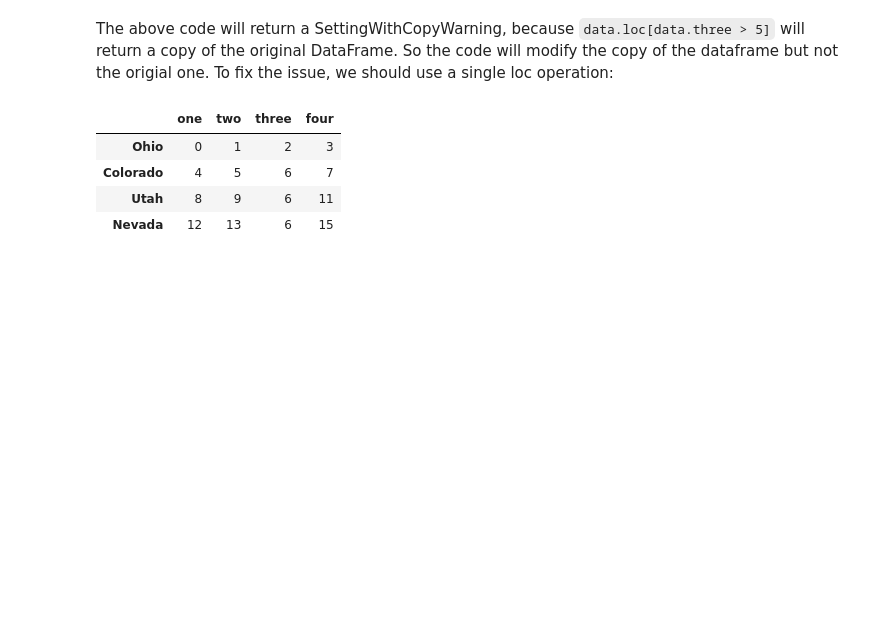
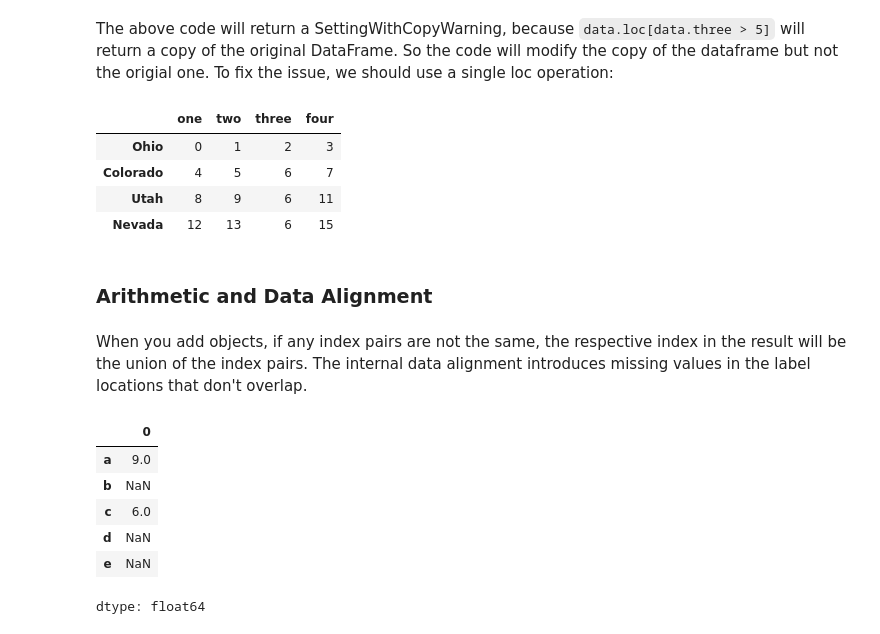
Before and after one commit to Mountain-Biker/pydata-book-practice, a Jupyter notebook: chapter5.ipynb, the cells around one changed output. Drawn from its saved outputs; the diff is of its cells as text; code cells hidden in the pictures; blank space fills up the shorter version.

```diff
--- a/chapter5.ipynb
+++ b/chapter5.ipynb
@@ -735,3 +735,21 @@ data
 | Colorado | 4 | 5 | 6 | 7 |
 | Utah | 8 | 9 | 6 | 11 |
 | Nevada | 12 | 13 | 6 | 15 |
+# %% [markdown]
+### Arithmetic and Data Alignment
+# %% [markdown]
+When you add objects, if any index pairs are not the same, the respective index in the result will be the union of the index pairs. The internal data alignment introduces missing values in the label locations that don't overlap.
+# %%
+s1 = pd.Series([7, -2, 3, 1], index=['a', 'b', 'c', 'e'])
+# %%
+s2 = pd.Series([2, 3, 4], index=['a', 'c', 'd'])
+# %%
+s1 + s2
+# %% [output]
+|  | 0 |
+| a | 9.0 |
+| b | NaN |
+| c | 6.0 |
+| d | NaN |
+| e | NaN |
+dtype: float64
```
Also changed, not shown: parts of 5 cells of this notebook.
